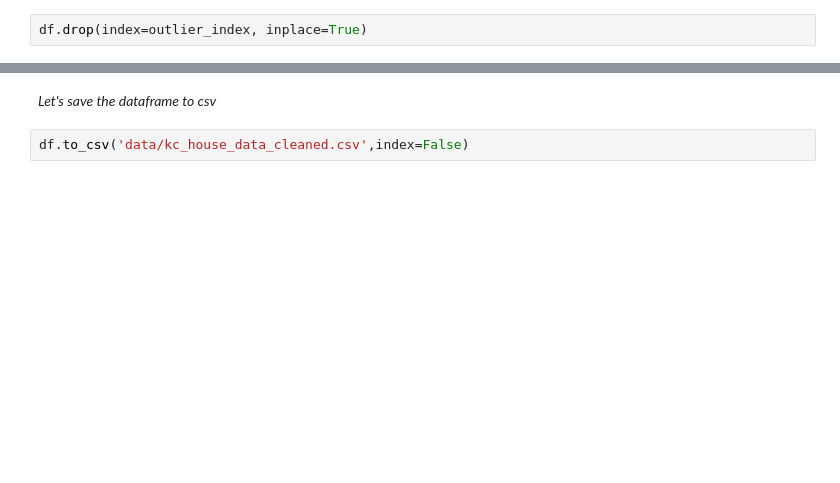
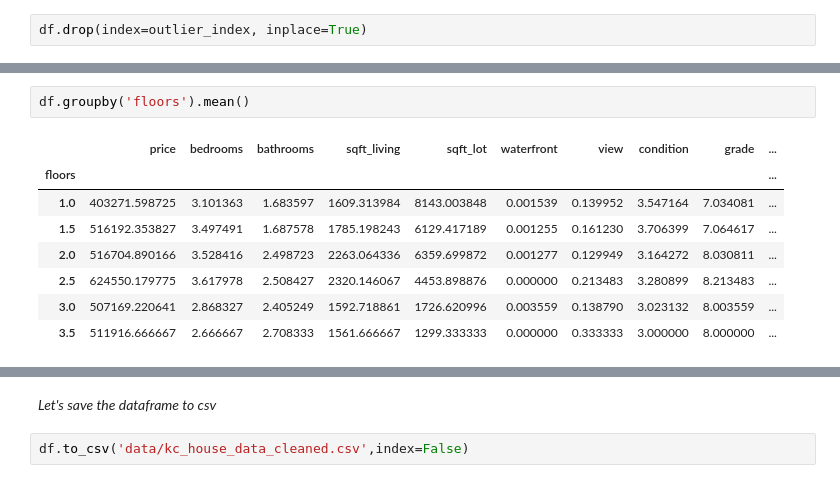
Before and after one commit to avithekkc/P2-King-County-Housing-Price-Prediction, a Jupyter notebook: data-cleaning.ipynb, the cells around one changed output, grey strips where cells are left out. Saved outputs shown, nothing was run; the diff lists cells and outputs as text; blank space fills up the shorter version.

```diff
--- a/data-cleaning.ipynb
+++ b/data-cleaning.ipynb
@@ -219,0 +224,11 @@ Name: bedrooms, dtype: int64
+# %%
+df.groupby('floors').mean()
+# %% [output]
+|  | price | bedrooms | bathrooms | sqft_living | sqft_lot | waterfront | view | condition | grade | ... |
+| floors |  |  |  |  |  |  |  |  |  | ... |
+| 1.0 | 403271.598725 | 3.101363 | 1.683597 | 1609.313984 | 8143.003848 | 0.001539 | 0.139952 | 3.547164 | 7.034081 | ... |
+| 1.5 | 516192.353827 | 3.497491 | 1.687578 | 1785.198243 | 6129.417189 | 0.001255 | 0.161230 | 3.706399 | 7.064617 | ... |
+| 2.0 | 516704.890166 | 3.528416 | 2.498723 | 2263.064336 | 6359.699872 | 0.001277 | 0.129949 | 3.164272 | 8.030811 | ... |
+| 2.5 | 624550.179775 | 3.617978 | 2.508427 | 2320.146067 | 4453.898876 | 0.000000 | 0.213483 | 3.280899 | 8.213483 | ... |
+| 3.0 | 507169.220641 | 2.868327 | 2.405249 | 1592.718861 | 1726.620996 | 0.003559 | 0.138790 | 3.023132 | 8.003559 | ... |
+| 3.5 | 511916.666667 | 2.666667 | 2.708333 | 1561.666667 | 1299.333333 | 0.000000 | 0.333333 | 3.000000 | 8.000000 | ... |
```
Also changed, not shown: parts of 14 cells of this notebook, 3 other files.
